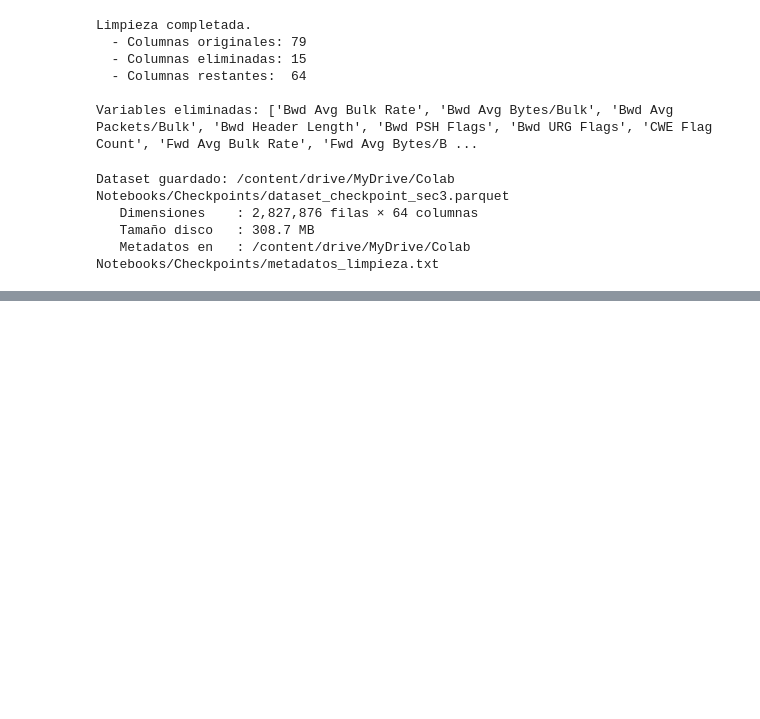
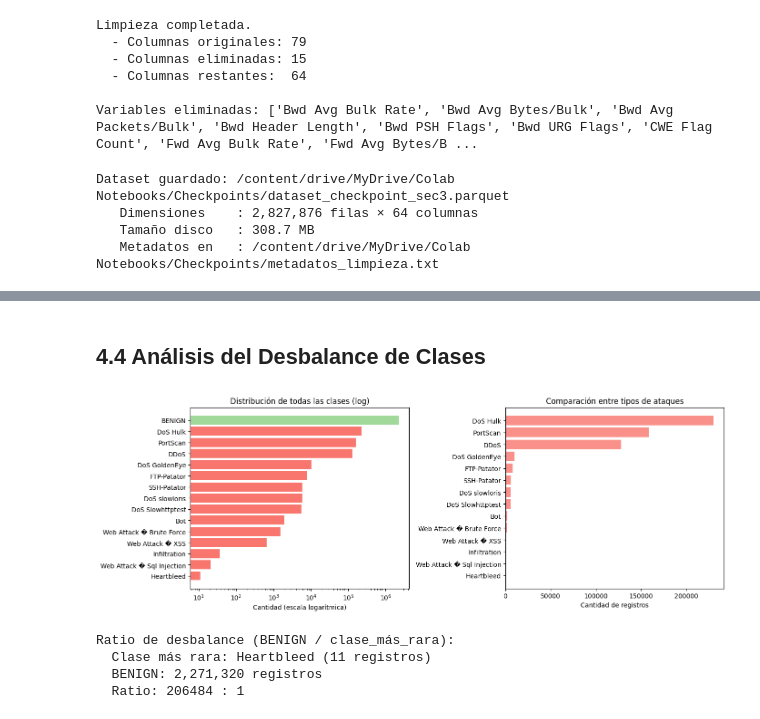
Before and after one commit to jotaeleb/tif-ciencias-de-datos, a Jupyter notebook: notebooks/proyecto.ipynb, the cells around one changed output, grey strips where cells are left out. Cells and saved outputs as stored; diff of their text form; code cells hidden in the pictures; blank space fills up the shorter version.

```diff
--- a/notebooks/proyecto.ipynb
+++ b/notebooks/proyecto.ipynb
@@ -626,0 +851,42 @@ Dataset guardado: /content/drive/MyDrive/Colab Notebooks/Checkpoints/dataset_che
+# %% [markdown]
+## 4.4 Análisis del Desbalance de Clases
+# %%
+# Visualizar el desbalance
+counts = df_clean['Label'].value_counts()
+
+# Separar benigno de ataques
+benign_count  = counts.get('BENIGN', 0)
+attack_counts = counts.drop('BENIGN', errors='ignore')
+
+fig, axes = plt.subplots(1, 2, figsize=(14, 5))
+
+# Gráfico 1: todos juntos (escala log para ver las clases raras)
+axes[0].barh(counts.index, counts.values,
+             color=[COLOR_BENIGNO if c == 'BENIGN' else COLOR_ATAQUE for c in counts.index])
+axes[0].set_xscale('log')
+axes[0].set_xlabel('Cantidad (escala logarítmica)')
+axes[0].set_title('Distribución de todas las clases (log)')
+axes[0].invert_yaxis()
+
+# Gráfico 2: solo los ataques, para comparar entre ellos
+axes[1].barh(attack_counts.index, attack_counts.values, color=COLOR_ATAQUE, alpha=0.8)
+axes[1].set_xlabel('Cantidad de registros')
+axes[1].set_title('Comparación entre tipos de ataques')
+axes[1].invert_yaxis()
+
+plt.tight_layout()
+plt.savefig(f'{CHECKPOINT_DIR}/grafico_desbalance_clases.png', dpi=150, bbox_inches='tight')
+plt.show()
+
+# Ratio de desbalance
+print(f'\nRatio de desbalance (BENIGN / clase_más_rara):')
+min_clase = counts.min()
+print(f'  Clase más rara: {counts.idxmin()} ({min_clase:,} registros)')
+print(f'  BENIGN: {benign_count:,} registros')
+print(f'  Ratio: {benign_count / min_clase:.0f} : 1')
+# %% [output]
+[figure, added]
+Ratio de desbalance (BENIGN / clase_más_rara):
+  Clase más rara: Heartbleed (11 registros)
+  BENIGN: 2,271,320 registros
+  Ratio: 206484 : 1
```
Also changed, not shown: parts of 18 cells of this notebook.
